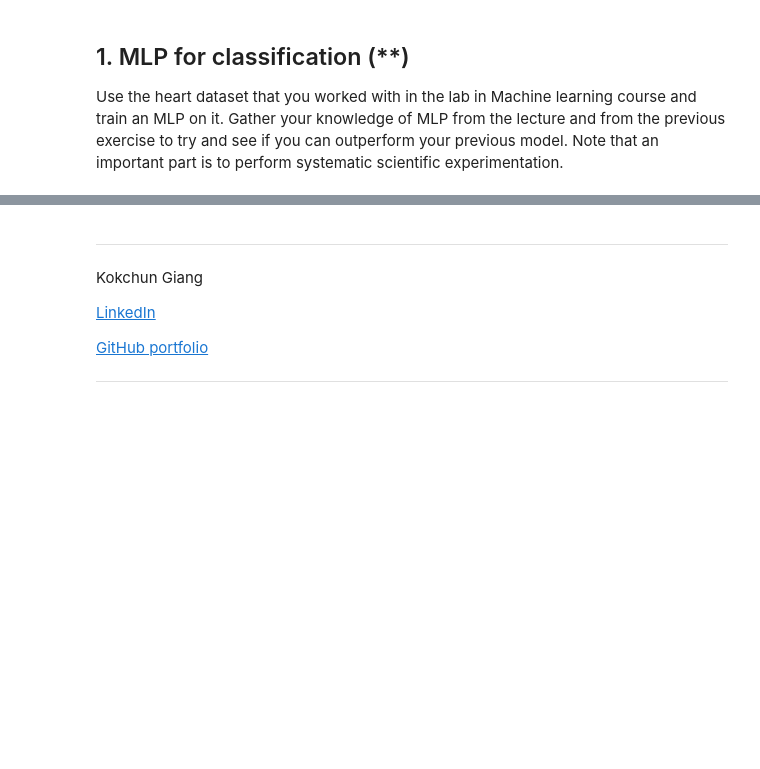
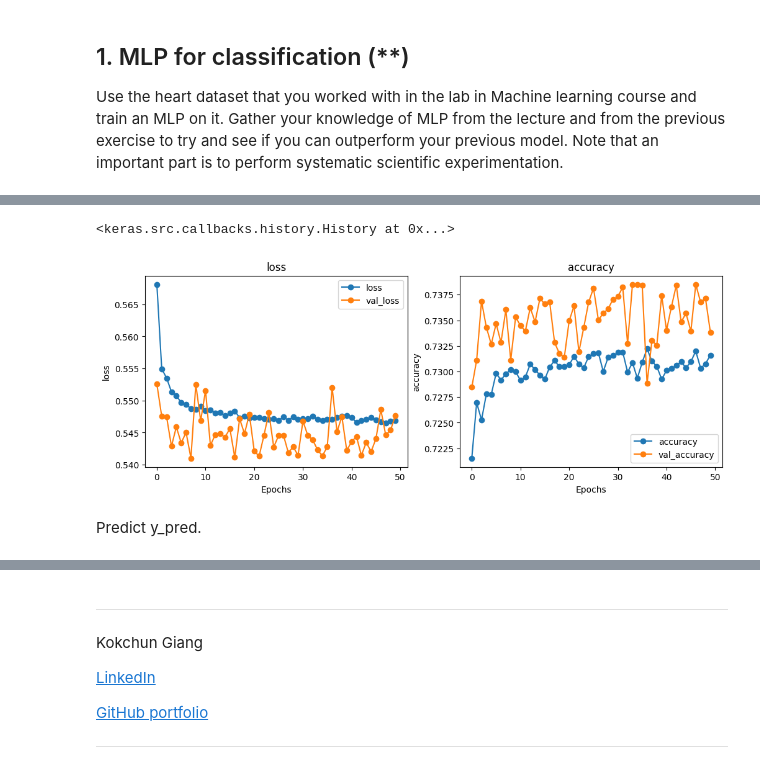
Before and after one commit to dancla240/Deep-Learning-Daniel-Claesson, a Jupyter notebook: E0-MLP.ipynb, the cells around one changed output, grey strips where cells are left out. Cells and saved outputs as stored; diff of their text form; code cells hidden in the pictures; blank space fills up the shorter version.

```diff
--- a/E0-MLP.ipynb
+++ b/E0-MLP.ipynb
@@ -589,0 +679,34 @@ Use the heart dataset that you worked with in the lab in Machine learning course
+# %%
+from sklearn.metrics import confusion_matrix, accuracy_score, classification_report
+import matplotlib.pyplot as plt
+import seaborn as sns
+
+def make_model(nodes = None, names = None, activations = [], optimizer=None, loss=loss):
+    model = keras.Sequential(name="MLP")
+    #model.add(layers.Flatten(input_shape=(28,28), name="Input"))
+
+    for node, name, activation in zip(nodes, names, activations):
+        model.add(layers.Dense(node, name=name, activation=activation))
+
+    model.compile(loss=loss, optimizer=optimizer, metrics=["accuracy"])
+
+    return model
+
+def plot_metrics(df_history, style="-o"):
+    _, axes = plt.subplots(1, 2, figsize=(12, 4))
+    metrics = [["loss", "val_loss"], ["accuracy", "val_accuracy"]]
+    for ax, metric in zip(axes, metrics):
+        df_history.plot(y=metric, xlabel="Epochs",
+                        ylabel=metric[0], title=metric[0],
+                        ax=ax, style=style)
+
+
+def plot_confusion_matrix(y_true, y_pred, labels, title="Confusion Matrix", model_name="model_name"):
+    cm = confusion_matrix(y_true, y_pred)
+    classification_rep = classification_report(y_true, y_pred, target_names=labels)
+    sns.heatmap(cm, annot=True, fmt="d", xticklabels=labels, yticklabels=labels)
+    plt.xlabel("Predicted")
+    plt.ylabel("Actual")
+    plt.title(f"Confusion Matrix\n{model_name}")
+    plt.show()
+    print(classification_rep)
@@ -589,0 +718,3 @@ Use the heart dataset that you worked with in the lab in Machine learning course
+# %%
+model_deep_1 = make_model([128,128,10], activations=["relu", "relu", "softmax"], names=["Hidden_1", "Hidden_2", "Output"], optimizer=optimizer, loss = loss)
+model_deep_1.summary()
@@ -589,0 +735,12 @@ Use the heart dataset that you worked with in the lab in Machine learning course
+# %%
+model_deep_1.fit(X_train_scaled, y_train, epochs=50, batch_size=32, validation_split=0.2, verbose=0)
+# %% [output]
+<keras.src.callbacks.history.History at 0x...>
+# %%
+deep_1_history = pd.DataFrame(model_deep_1.history.history)
+# %%
+plot_metrics(deep_1_history)
+# %% [output]
+[figure, added]
+# %% [markdown]
+Predict y_pred.
```
Also changed, not shown: parts of 30 cells of this notebook.
